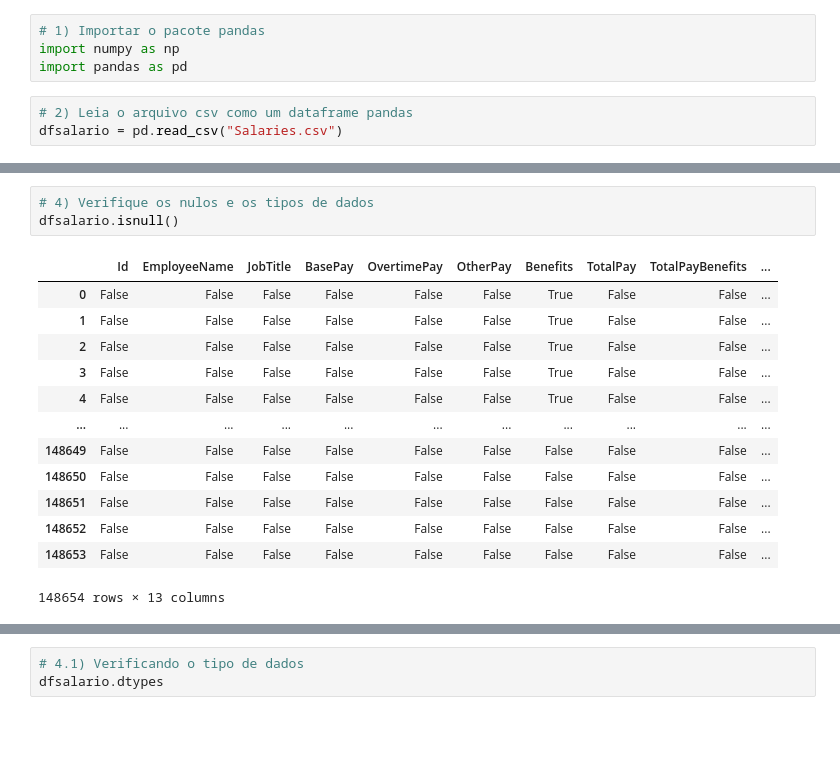
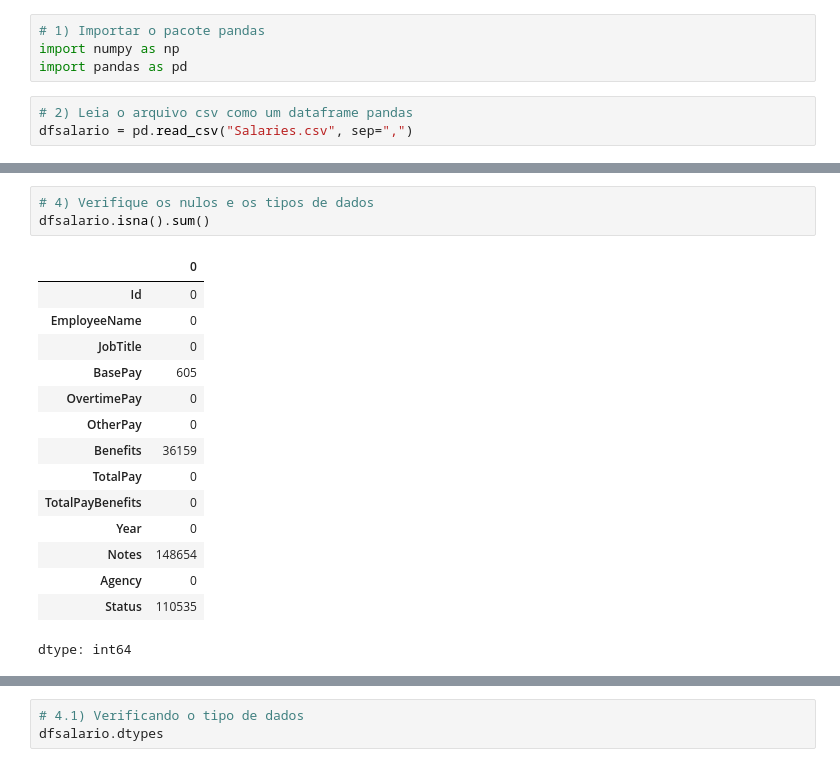
Before and after one commit to HuelFra/phyton, a Jupyter notebook: Exercícios_Pandas.ipynb, the cells around one changed output, grey strips where cells are left out. Drawn from its saved outputs; the diff is of its cells as text; blank space fills up the shorter version.

```diff
--- a/Exercícios_Pandas.ipynb
+++ b/Exercícios_Pandas.ipynb
@@ -12,7 +12,7 @@ import numpy as np
 import pandas as pd
 # %%
 # 2) Leia o arquivo csv como um dataframe pandas
-dfsalario = pd.read_csv("Salaries.csv")
+dfsalario = pd.read_csv("Salaries.csv", sep=",")
 # %%
 # 3) Visualize o head do dataframe
 dfsalario.head()
@@ -25,18 +25,20 @@ dfsalario.head()
 | 4 | 5 | PATRICK GARDNER | DEPUTY CHIEF OF DEPARTMENT,(FIRE ... | 134401.6 | 9737.0 | 182234.59 | NaN | 326373.19 | 326373.19 | ... |
 # %%
 # 4) Verifique os nulos e os tipos de dados
-dfsalario.isnull()
+dfsalario.isna().sum()
 # %% [output]
-|  | Id | EmployeeName | JobTitle | BasePay | OvertimePay | OtherPay | Benefits | TotalPay | TotalPayBenefits | ... |
-| 0 | False | False | False | False | False | False | True | False | False | ... |
-| 1 | False | False | False | False | False | False | True | False | False | ... |
-| 2 | False | False | False | False | False | False | True | False | False | ... |
-| 3 | False | False | False | False | False | False | True | False | False | ... |
-| 4 | False | False | False | False | False | False | True | False | False | ... |
-| ... | ... | ... | ... | ... | ... | ... | ... | ... | ... | ... |
-| 148649 | False | False | False | False | False | False | False | False | False | ... |
-| 148650 | False | False | False | False | False | False | False | False | False | ... |
-| 148651 | False | False | False | False | False | False | False | False | False | ... |
-| 148652 | False | False | False | False | False | False | False | False | False | ... |
-| 148653 | False | False | False | False | False | False | False | False | False | ... |
+|  | 0 |
+| Id | 0 |
+| EmployeeName | 0 |
+| JobTitle | 0 |
+| BasePay | 605 |
+| OvertimePay | 0 |
+| OtherPay | 0 |
+| Benefits | 36159 |
+| TotalPay | 0 |
+| TotalPayBenefits | 0 |
+| Year | 0 |
+| Notes | 148654 |
+| Agency | 0 |
+| Status | 110535 |
-148654 rows × 13 columns
+dtype: int64
```
Also changed, not shown: parts of 5 cells of this notebook.
